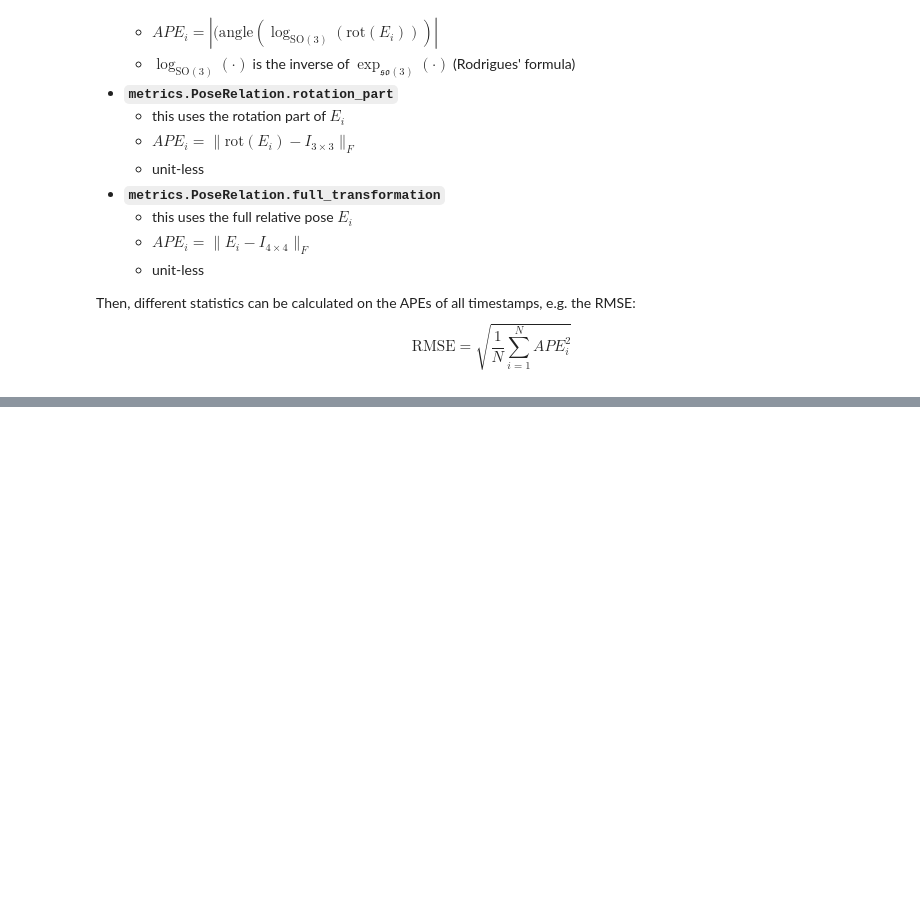
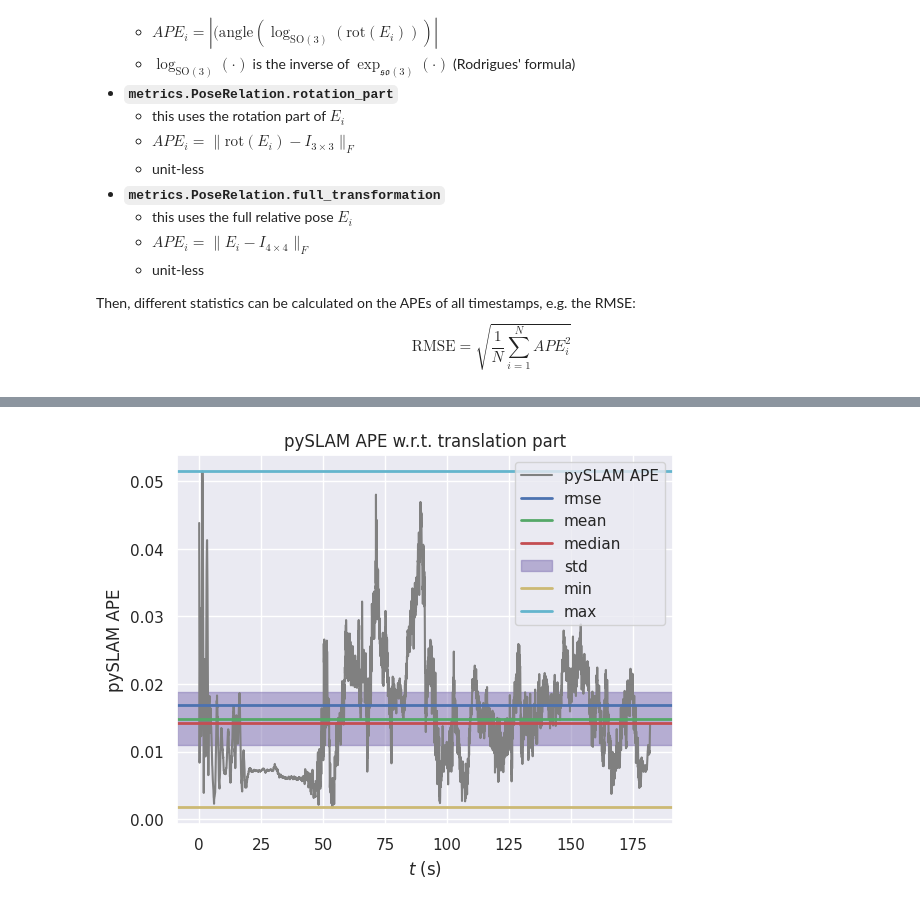
Before and after one commit to anathonic/Trajectory-Comparison-ORB-SLAM3-pySLAM, a Jupyter notebook: trajectories_comparison.ipynb, the cells around one changed output, grey strips where cells are left out. Saved outputs shown, nothing was run; the diff lists cells and outputs as text; code cells hidden in the pictures; blank space fills up the shorter version.

```diff
--- a/trajectories_comparison.ipynb
+++ b/trajectories_comparison.ipynb
@@ -248,0 +261,4 @@ ORB-SLAM 3 |
+# %%
+plot_ape_values_and_statistics(traj_pyslam, ape_stats_all_pyslam, "pySLAM")
+# %% [output]
+[figure, added]
```
Also changed, not shown: parts of 9 cells of this notebook.
